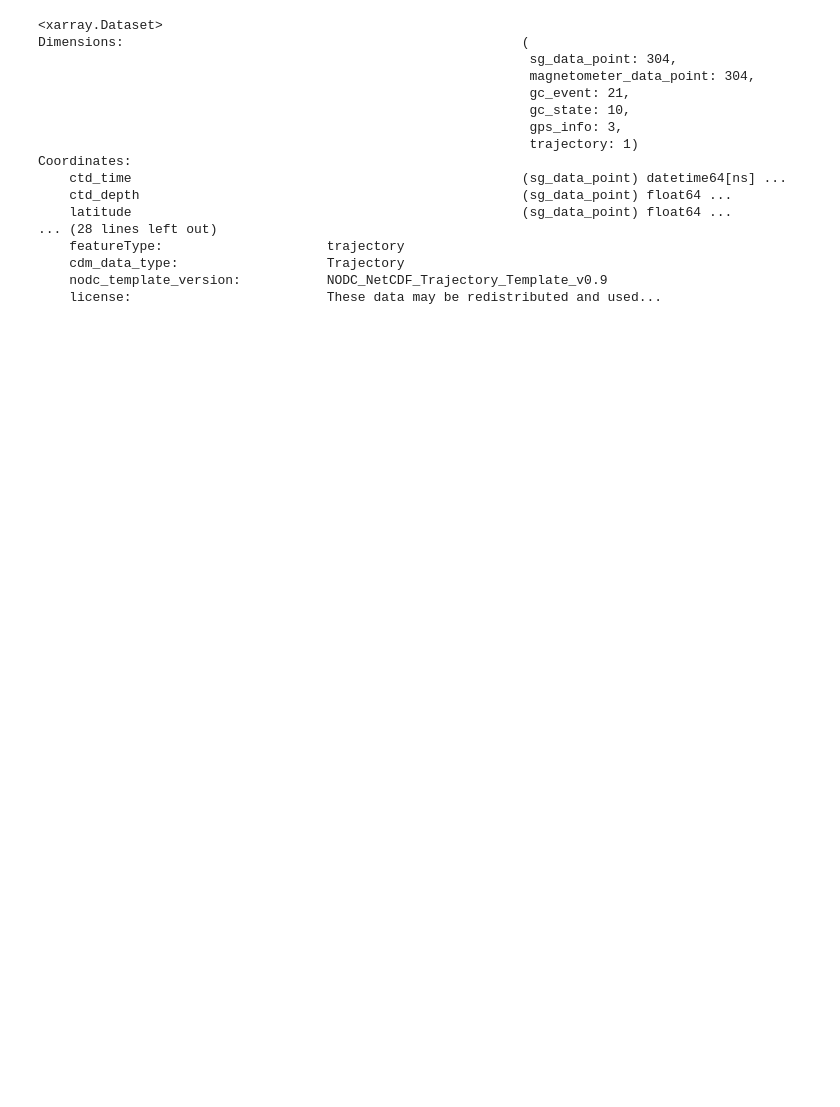
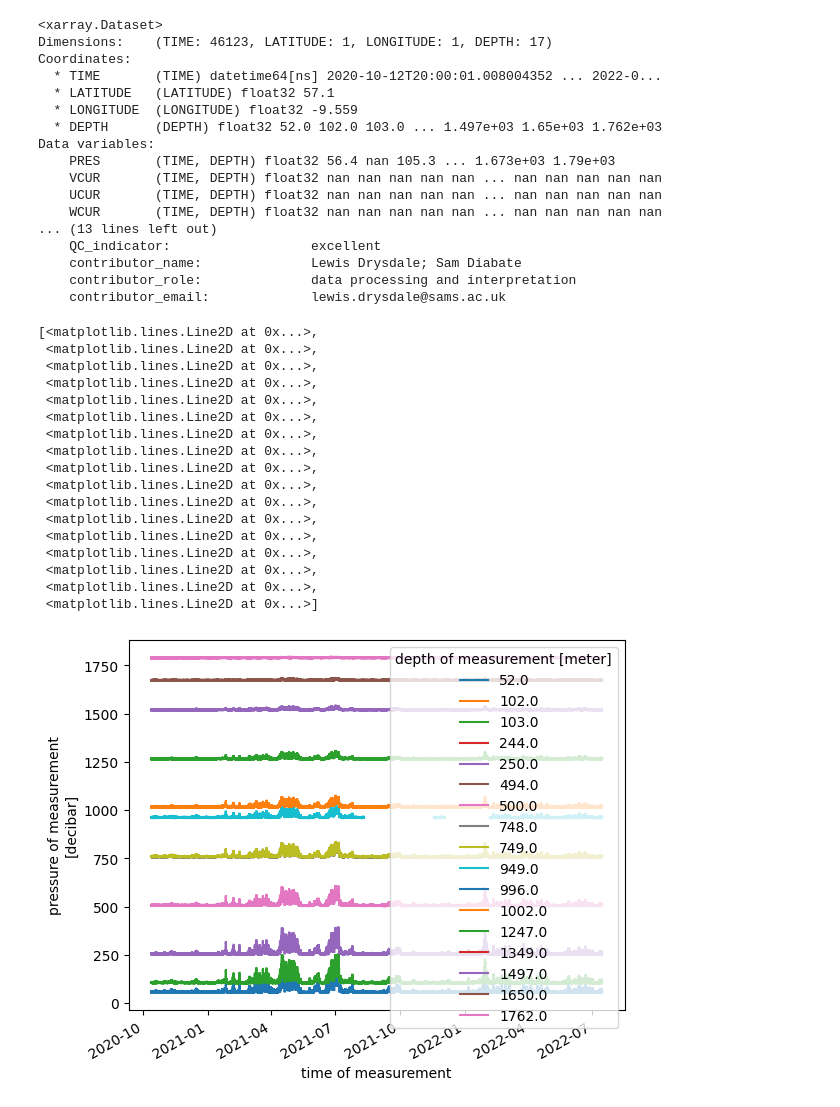
Before and after one commit to ScotMarPhys/m_moorproc_toolbox, a Jupyter notebook: exec/gitrepo/export_THREDDS/Untitled.ipynb, the cells around one changed output. Drawn from its saved outputs; the diff is of its cells as text; code cells hidden in the pictures; blank space fills up the shorter version.

```diff
--- a/exec/gitrepo/export_THREDDS/Untitled.ipynb
+++ b/exec/gitrepo/export_THREDDS/Untitled.ipynb
@@ -4,0 +3,5 @@ ds=xr.open_dataset('p5450075.nc')
+# %%
+nor='C:\\Users\\sa01ld\\m_moorproc_toolbox\\exec\\gitrepo\\export_Oceansites\\oceansites_format\\rteb1_06_2020_Nortek.nc'
+mct='C:\\Users\\sa01ld\\m_moorproc_toolbox\\exec\\gitrepo\\export_Oceansites\\oceansites_format\\rteb1_06_2020_MCAT.nc'
+ds1=xr.open_dataset(nor)
+ds2=xr.open_dataset(mct)
@@ -5,20 +48,43 @@ ds=xr.open_dataset('p5450075.nc')
+# %%
+ds=xr.merge([ds1,ds2])
 # %%
 ds
 # %% [output]
 <xarray.Dataset>
-Dimensions:                                                   (
-                                                               sg_data_point: 304,
-                                                               magnetometer_data_point: 304,
-                                                               gc_event: 21,
-                                                               gc_state: 10,
-                                                               gps_info: 3,
-                                                               trajectory: 1)
+Dimensions:    (TIME: 46123, LATITUDE: 1, LONGITUDE: 1, DEPTH: 17)
 Coordinates:
-    ctd_time                                                  (sg_data_point) datetime64[ns] ...
-    ctd_depth                                                 (sg_data_point) float64 ...
-    latitude                                                  (sg_data_point) float64 ...
-... (28 lines left out)
-    featureType:                     trajectory
-    cdm_data_type:                   Trajectory
-    nodc_template_version:           NODC_NetCDF_Trajectory_Template_v0.9
-    license:                         These data may be redistributed and used...
+  * TIME       (TIME) datetime64[ns] 2020-10-12T20:00:01.008004352 ... 2022-0...
+  * LATITUDE   (LATITUDE) float32 57.1
+  * LONGITUDE  (LONGITUDE) float32 -9.559
+  * DEPTH      (DEPTH) float32 52.0 102.0 103.0 ... 1.497e+03 1.65e+03 1.762e+03
+Data variables:
+    PRES       (TIME, DEPTH) float32 56.4 nan 105.3 ... 1.673e+03 1.79e+03
+    VCUR       (TIME, DEPTH) float32 nan nan nan nan nan ... nan nan nan nan nan
+    UCUR       (TIME, DEPTH) float32 nan nan nan nan nan ... nan nan nan nan nan
+    WCUR       (TIME, DEPTH) float32 nan nan nan nan nan ... nan nan nan nan nan
+... (13 lines left out)
+    QC_indicator:                  excellent
+    contributor_name:              Lewis Drysdale; Sam Diabate
+    contributor_role:              data processing and interpretation
+    contributor_email:             lewis.drysdale@sams.ac.uk
+# %%
+ds.PRES.plot.line(x='TIME')
+# %% [output]
+[<matplotlib.lines.Line2D at 0x...>,
+ <matplotlib.lines.Line2D at 0x...>,
+ <matplotlib.lines.Line2D at 0x...>,
+ <matplotlib.lines.Line2D at 0x...>,
+ <matplotlib.lines.Line2D at 0x...>,
+ <matplotlib.lines.Line2D at 0x...>,
+ <matplotlib.lines.Line2D at 0x...>,
+ <matplotlib.lines.Line2D at 0x...>,
+ <matplotlib.lines.Line2D at 0x...>,
+ <matplotlib.lines.Line2D at 0x...>,
+ <matplotlib.lines.Line2D at 0x...>,
+ <matplotlib.lines.Line2D at 0x...>,
+ <matplotlib.lines.Line2D at 0x...>,
+ <matplotlib.lines.Line2D at 0x...>,
+ <matplotlib.lines.Line2D at 0x...>,
+ <matplotlib.lines.Line2D at 0x...>,
+ <matplotlib.lines.Line2D at 0x...>]
+[figure, added]
```
Also changed, not shown: parts of 3 cells of this notebook, 3 other files.
